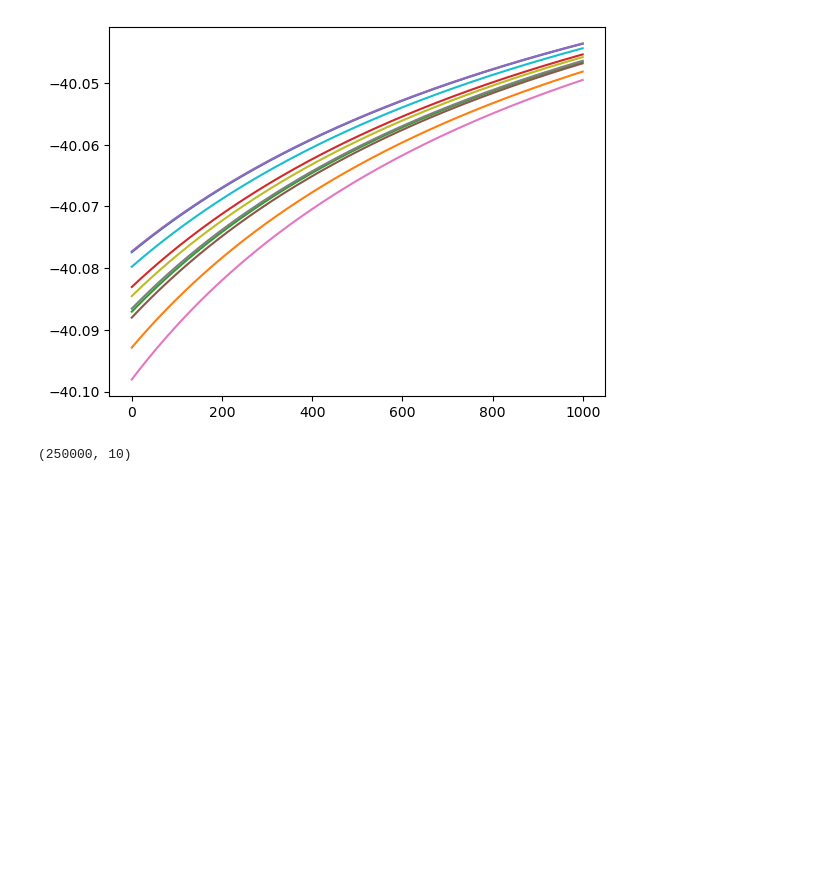
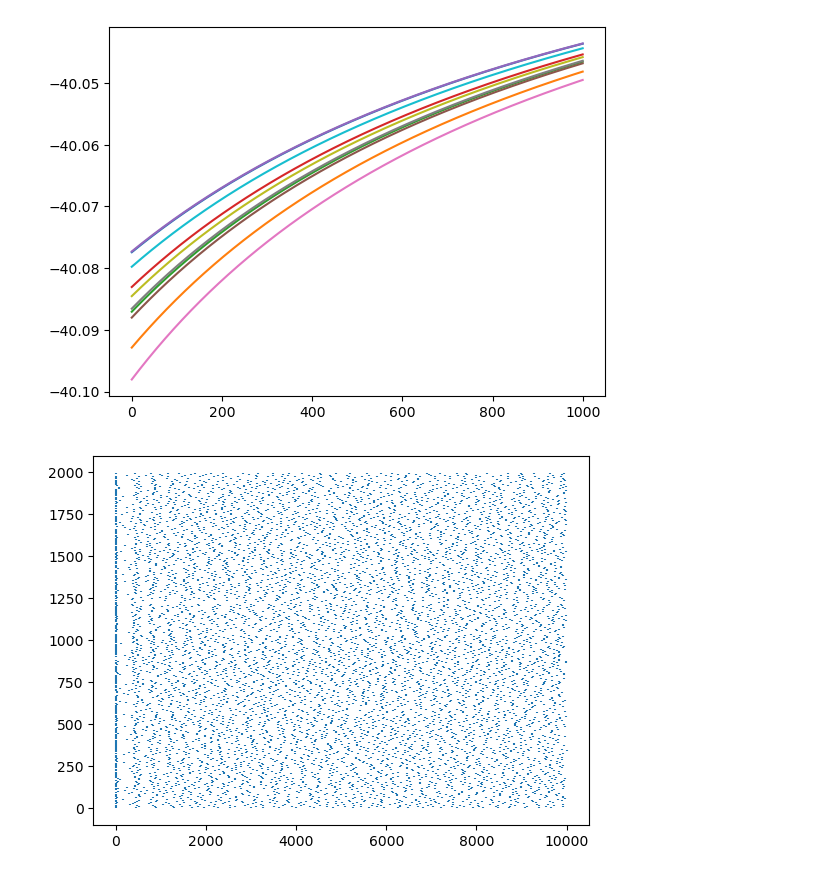
Before and after one commit to ali-mahani/lif-force, a Jupyter notebook: preliminary/test.ipynb, the cells around one changed output. Drawn from its saved outputs; the diff is of its cells as text; code cells hidden in the pictures; blank space fills up the shorter version.

```diff
--- a/preliminary/test.ipynb
+++ b/preliminary/test.ipynb
@@ -50,7 +50,12 @@ plt.plot(np.arange(diff) * dt, voltage_post)
 plt.show()
 # %% [output]
 [figure]
-# %%
-voltage_trace.shape
-# %% [output]
-(250000, 10)
+# %%
+izh = Izhikevich(supervisor=signal, T=T, dt=dt, N=2000, g=5e3, Q=5e3)
+
+volts = izh.render(rls_start=-1, rls_stop=-1, rls_step=2, n_neurons=10)
+# %%
+plt.eventplot(izh.tspike)
+plt.show()
+# %% [output]
+[figure, added]
```
Also changed, not shown: parts of 1 cell of this notebook.
